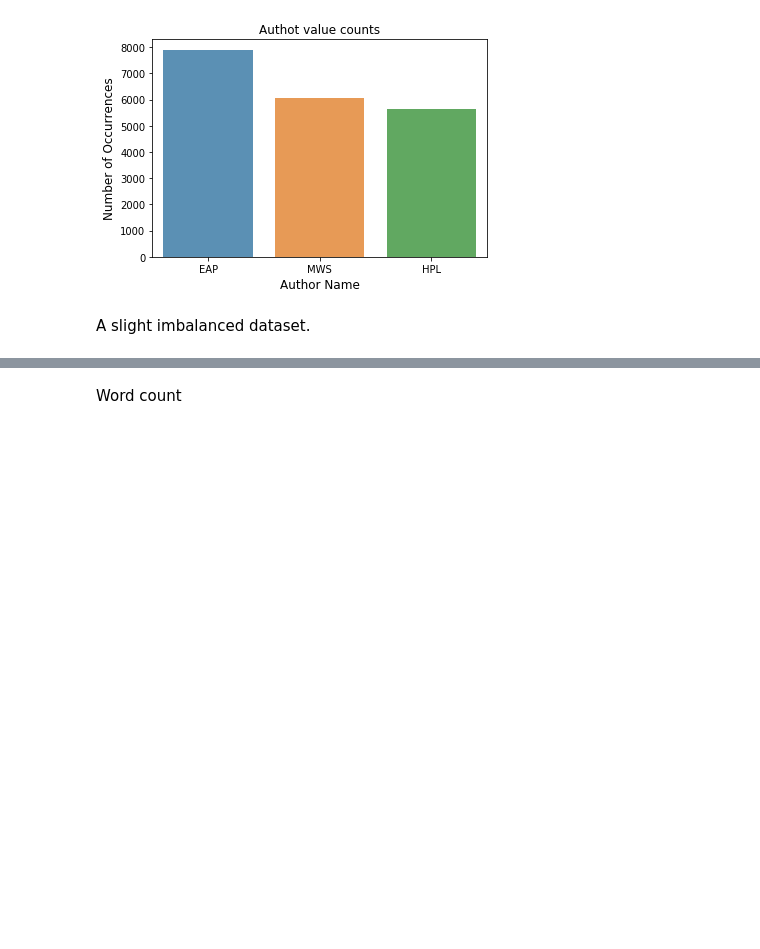
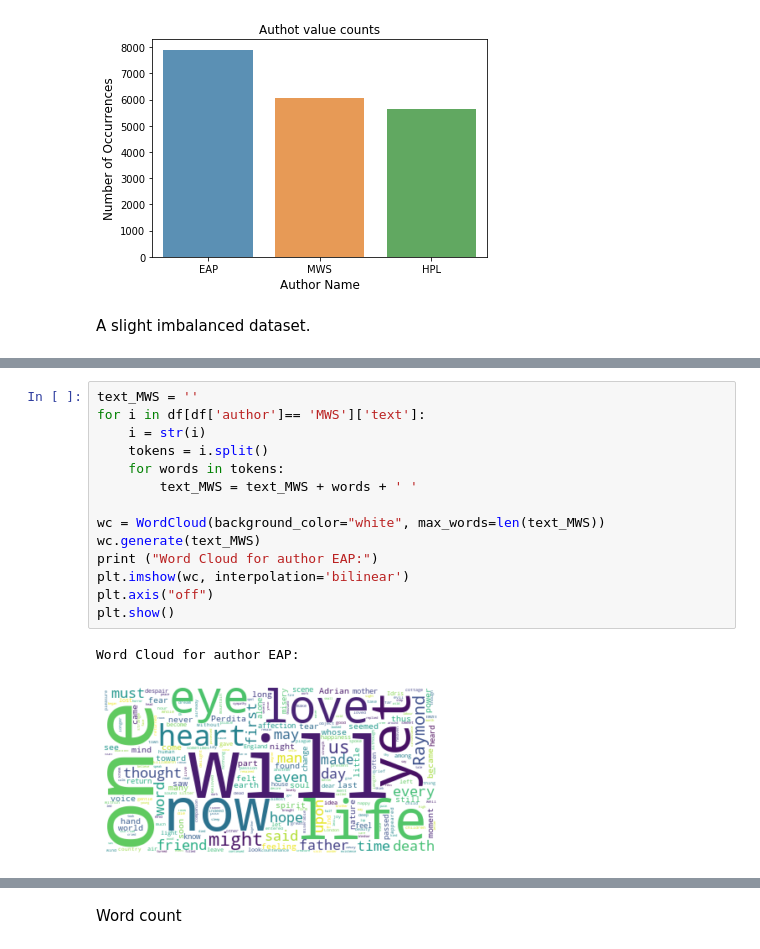
Before and after one commit to nitishmalagi/Spooky-Author-Identification, a Jupyter notebook: Spooky Author Identification.ipynb, the cells around one changed output, grey strips where cells are left out. Saved outputs shown, nothing was run; the diff lists cells and outputs as text; blank space fills up the shorter version.

```diff
--- a/Spooky Author Identification.ipynb
+++ b/Spooky Author Identification.ipynb
@@ -44,0 +65,17 @@ A slight imbalanced dataset.
+# %%
+text_MWS = ''
+for i in df[df['author']== 'MWS']['text']:
+    i = str(i)
+    tokens = i.split()
+    for words in tokens:
+        text_MWS = text_MWS + words + ' '
+
+wc = WordCloud(background_color="white", max_words=len(text_MWS))
+wc.generate(text_MWS)
+print ("Word Cloud for author EAP:")
+plt.imshow(wc, interpolation='bilinear')
+plt.axis("off")
+plt.show()
+# %% [output]
+Word Cloud for author EAP:
+[figure, added]
```
Also changed, not shown: parts of 27 cells of this notebook.
